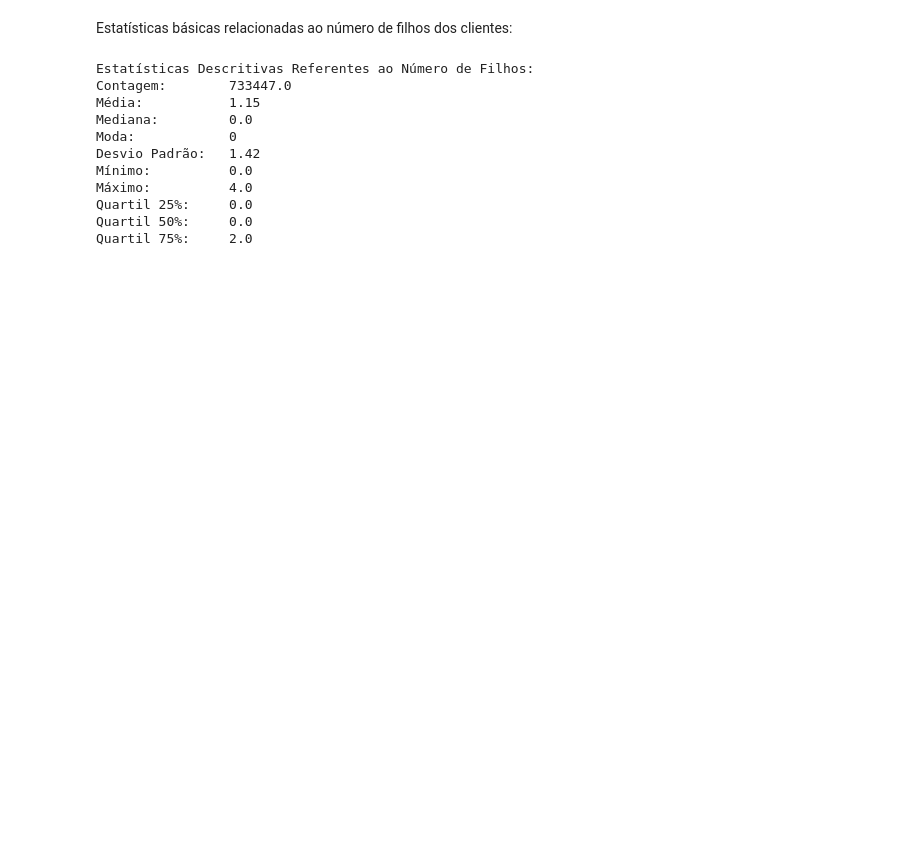
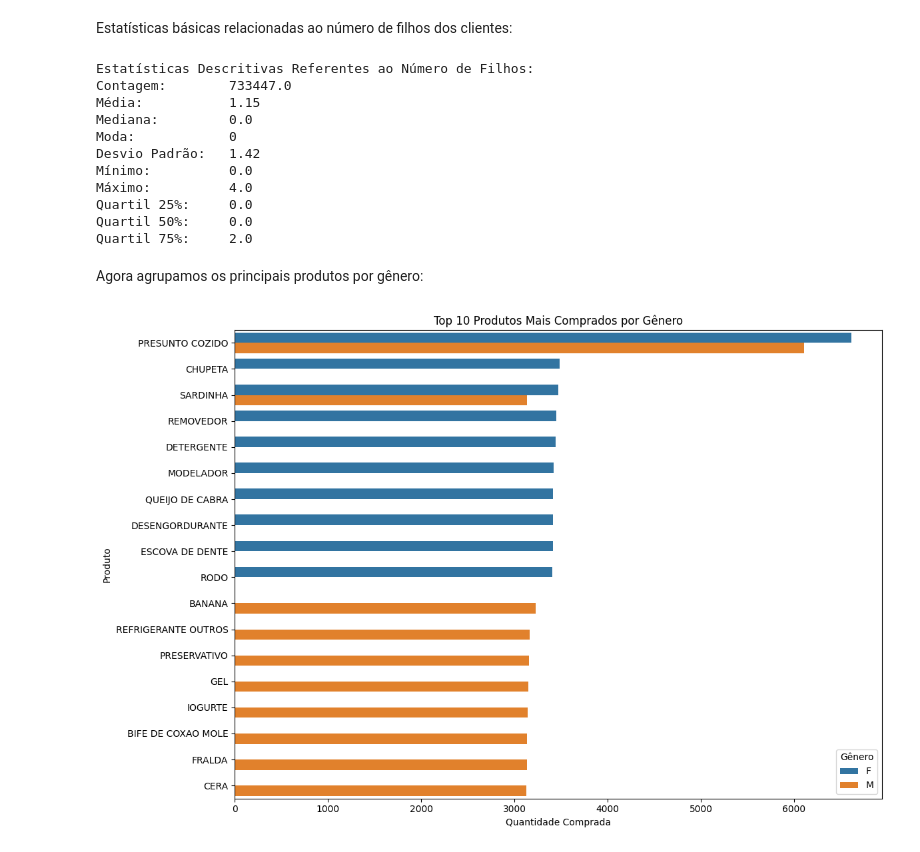
Before and after one commit to teoteoh/sctec_aulas, a Jupyter notebook: Miniprojeto_TeodoraCosta_Analise_de_Dados_TI.ipynb, the cells around one changed output. Saved outputs shown, nothing was run; the diff lists cells and outputs as text; code cells hidden in the pictures; blank space fills up the shorter version.

```diff
--- a/Miniprojeto_TeodoraCosta_Analise_de_Dados_TI.ipynb
+++ b/Miniprojeto_TeodoraCosta_Analise_de_Dados_TI.ipynb
@@ -135,8 +132,6 @@ PR_NOME: Nenhum registro vazio.
 # %% [markdown]
 Substituimos os NaN por "Sem Categoria" e checamos o resultado:
 # %%
-df = df.fillna('Sem Categoria')
+#df = df.fillna('Sem Categoria')
 
-print(f"Valores vazios: {df.isna().sum().sum()}")
-
-display(df.tail())
+#print(f"Valores vazios: {df.isna().sum().sum()}")
@@ -178,3 +165,21 @@ Máximo:          4.0
 Quartil 25%:     0.0
 Quartil 50%:     0.0
 Quartil 75%:     2.0
+# %% [markdown]
+Agora agrupamos os principais produtos por gênero:
+# %%
+produtos_por_genero = df.groupby(['CL_GENERO', 'PR_NOME']).size().reset_index(name='QUANTIDADE')
+grupos = produtos_por_genero.groupby('CL_GENERO')
+top_10_por_genero = pd.concat([grupo.nlargest(10, 'QUANTIDADE') for _, grupo in grupos]).reset_index(drop=True)
+
+plt.figure(figsize=(12, 8))
+sns.barplot(data=top_10_por_genero, x='QUANTIDADE', y='PR_NOME', hue='CL_GENERO')
+
+plt.title('Top 10 Produtos Mais Comprados por Gênero')
+plt.xlabel('Quantidade Comprada')
+plt.ylabel('Produto')
+plt.legend(title='Gênero')
+plt.tight_layout()
+plt.show()
+# %% [output]
+[figure, added]
```
Also changed, not shown: parts of 6 cells of this notebook.
